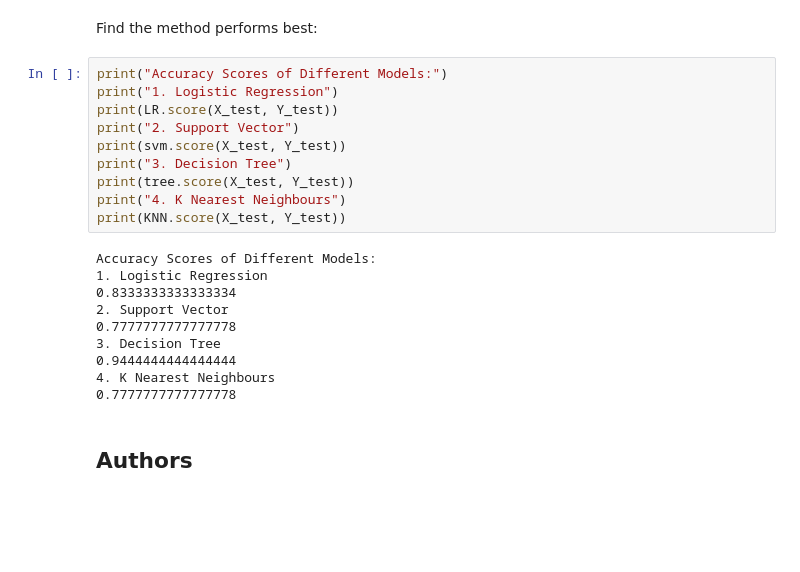
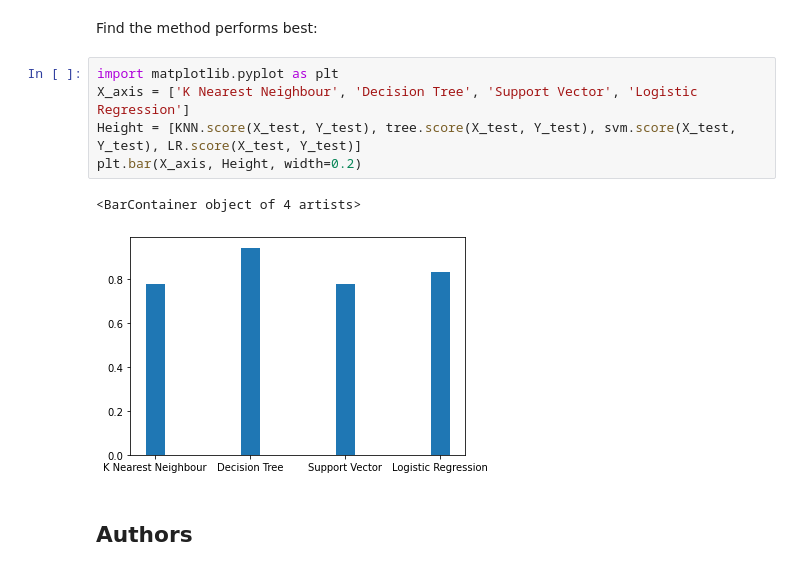
Before and after one commit to ashwathr94/DS-Course-Module-10, a Jupyter notebook: Week 4 Section 1.ipynb, the cells around one changed output. Drawn from its saved outputs; the diff is of its cells as text; blank space fills up the shorter version.

```diff
--- a/Week 4 Section 1.ipynb
+++ b/Week 4 Section 1.ipynb
@@ -338,26 +338,14 @@ plot_confusion_matrix(Y_test,yhat)
 ## TASK  12
 # %% [markdown]
 Find the method performs best:
-# %%
-print("Accuracy Scores of Different Models:")
-print("1. Logistic Regression")
-print(LR.score(X_test, Y_test))
-print("2. Support Vector")
-print(svm.score(X_test, Y_test))
-print("3. Decision Tree")
-print(tree.score(X_test, Y_test))
-print("4. K Nearest Neighbours")
-print(KNN.score(X_test, Y_test))
-# %% [output]
-Accuracy Scores of Different Models:
-1. Logistic Regression
-0.8333333333333334
-2. Support Vector
-0.7777777777777778
-3. Decision Tree
-0.9444444444444444
-4. K Nearest Neighbours
-0.7777777777777778
+# %%
+import matplotlib.pyplot as plt
+X_axis = ['K Nearest Neighbour', 'Decision Tree', 'Support Vector', 'Logistic Regression']
+Height = [KNN.score(X_test, Y_test), tree.score(X_test, Y_test), svm.score(X_test, Y_test), LR.score(X_test, Y_test)]
+plt.bar(X_axis, Height, width=0.2)
+# %% [output]
+<BarContainer object of 4 artists>
+[figure, added]
 # %% [markdown]
 ## Authors
 # %% [markdown]
```
